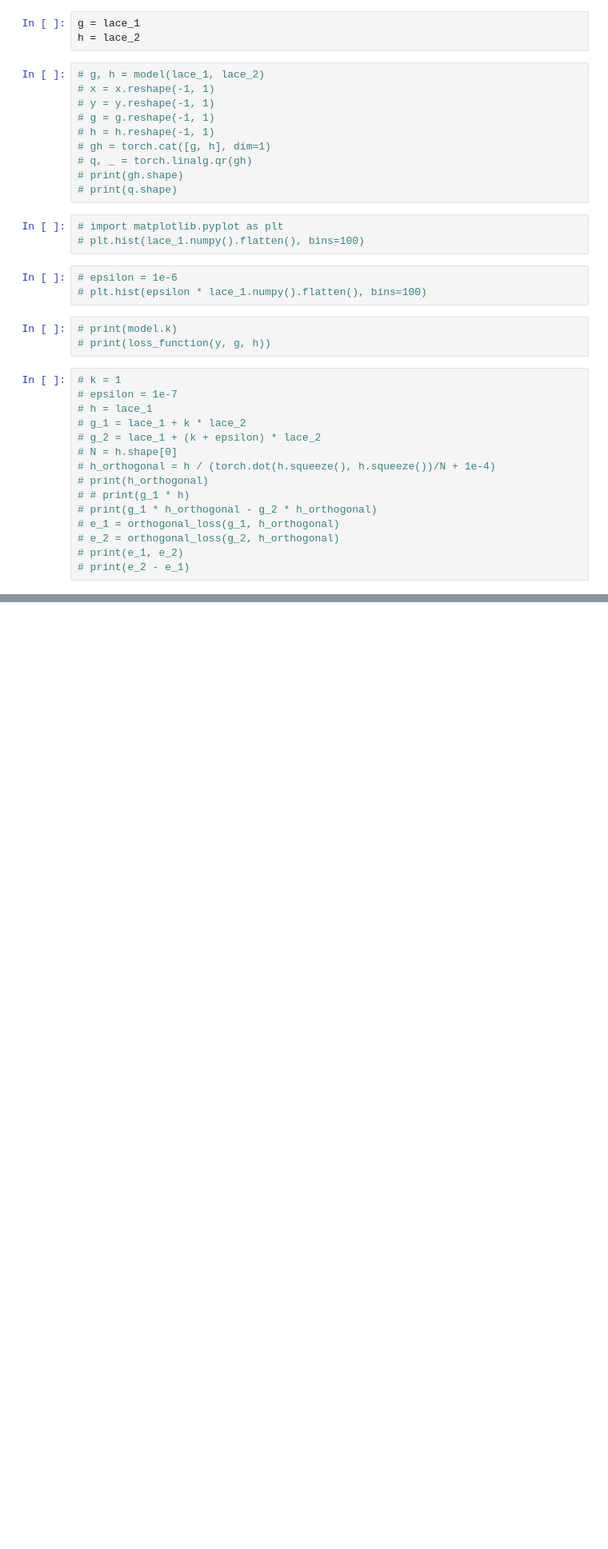
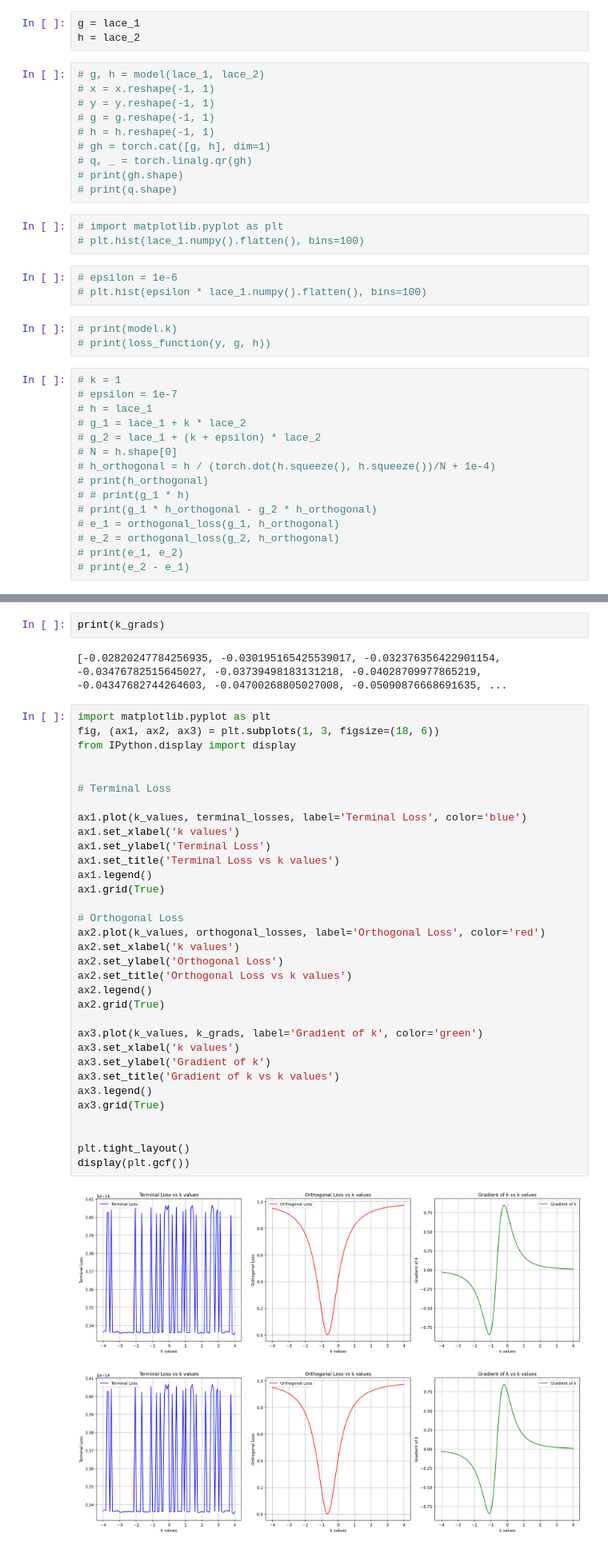
Before and after one commit to Shiqi-Wu/adaptive-combination, a Jupyter notebook: toy-model2/diffusion_model.ipynb, the cells around one changed output, grey strips where cells are left out. Shown: that part at 80% size. Saved outputs shown, nothing was run; the diff lists cells and outputs as text; blank space fills up the shorter version.

```diff
--- a/toy-model2/diffusion_model.ipynb
+++ b/toy-model2/diffusion_model.ipynb
@@ -201,3 +172,43 @@ plt.show()
+# %%
+print(k_grads)
+# %% [output]
+[-0.02820247784256935, -0.030195165425539017, -0.032376356422901154, -0.03476782515645027, -0.03739498183131218, -0.04028709977865219, -0.04347682744264603, -0.04700268805027008, -0.05090876668691635, ...
+# %%
+import matplotlib.pyplot as plt
+fig, (ax1, ax2, ax3) = plt.subplots(1, 3, figsize=(18, 6))
+from IPython.display import display
+
+
+# Terminal Loss
+
+ax1.plot(k_values, terminal_losses, label='Terminal Loss', color='blue')
+ax1.set_xlabel('k values')
+ax1.set_ylabel('Terminal Loss')
+ax1.set_title('Terminal Loss vs k values')
+ax1.legend()
+ax1.grid(True)
+
+# Orthogonal Loss
+ax2.plot(k_values, orthogonal_losses, label='Orthogonal Loss', color='red')
+ax2.set_xlabel('k values')
+ax2.set_ylabel('Orthogonal Loss')
+ax2.set_title('Orthogonal Loss vs k values')
+ax2.legend()
+ax2.grid(True)
+
+ax3.plot(k_values, k_grads, label='Gradient of k', color='green')
+ax3.set_xlabel('k values')
+ax3.set_ylabel('Gradient of k')
+ax3.set_title('Gradient of k vs k values')
+ax3.legend()
+ax3.grid(True)
+
+
+plt.tight_layout()
+display(plt.gcf())
+# %% [output]
+[figure, added]
+[figure, added]
 # %%
 k = 0
 model = SimpleModel(k)
```
Also changed, not shown: parts of 7 cells of this notebook, 43 other files.
